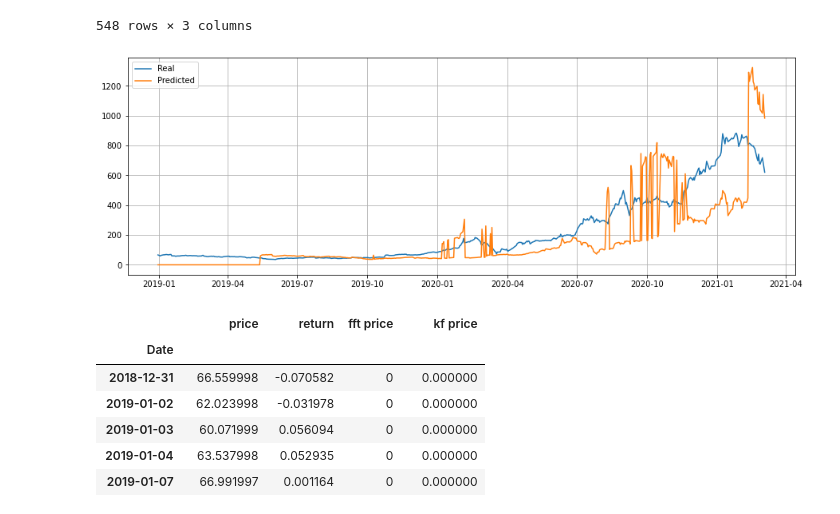
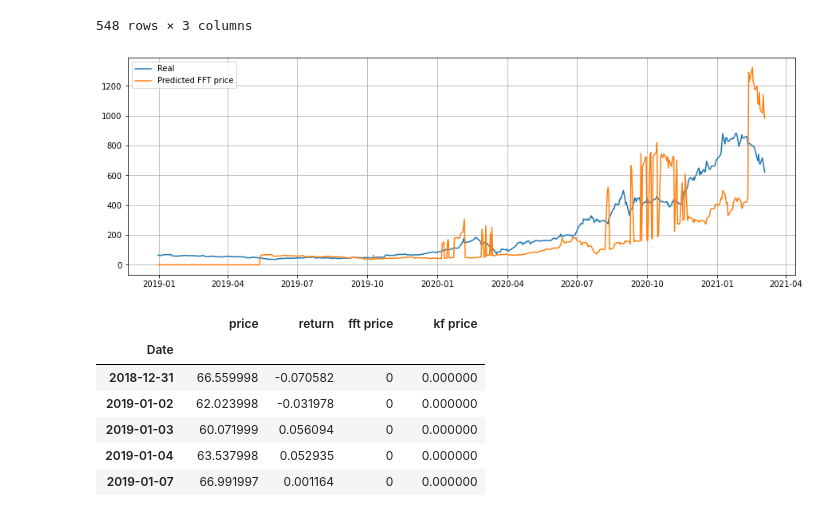
Before and after one commit to xcycharles/scientificProject, a Jupyter notebook: notebooks/stat arb research with FFT, Kalman, unit root approach.ipynb, the cells around one changed output. Drawn from its saved outputs; the diff is of its cells as text; code cells hidden in the pictures.

```diff
--- a/notebooks/stat arb research with FFT, Kalman, unit root approach.ipynb
+++ b/notebooks/stat arb research with FFT, Kalman, unit root approach.ipynb
@@ -226,12 +226,12 @@ df
 # %%
 plt.figure(figsize=(15,5))
 plt.plot(df['price'])
 plt.plot(df['fft price'])
 #plt.plot(df[df['fft price']>150])
-plt.legend(['Real','Predicted'])
+plt.legend(['Real','Predicted FFT price'])
 plt.grid()
 # %% [output]
-[figure, old version]
+[figure, new version]
 # %%
 # Construct a Kalman filter
 df['kf price'] = 0.0
```
Also changed, not shown: parts of 4 cells of this notebook, 4 other files.
